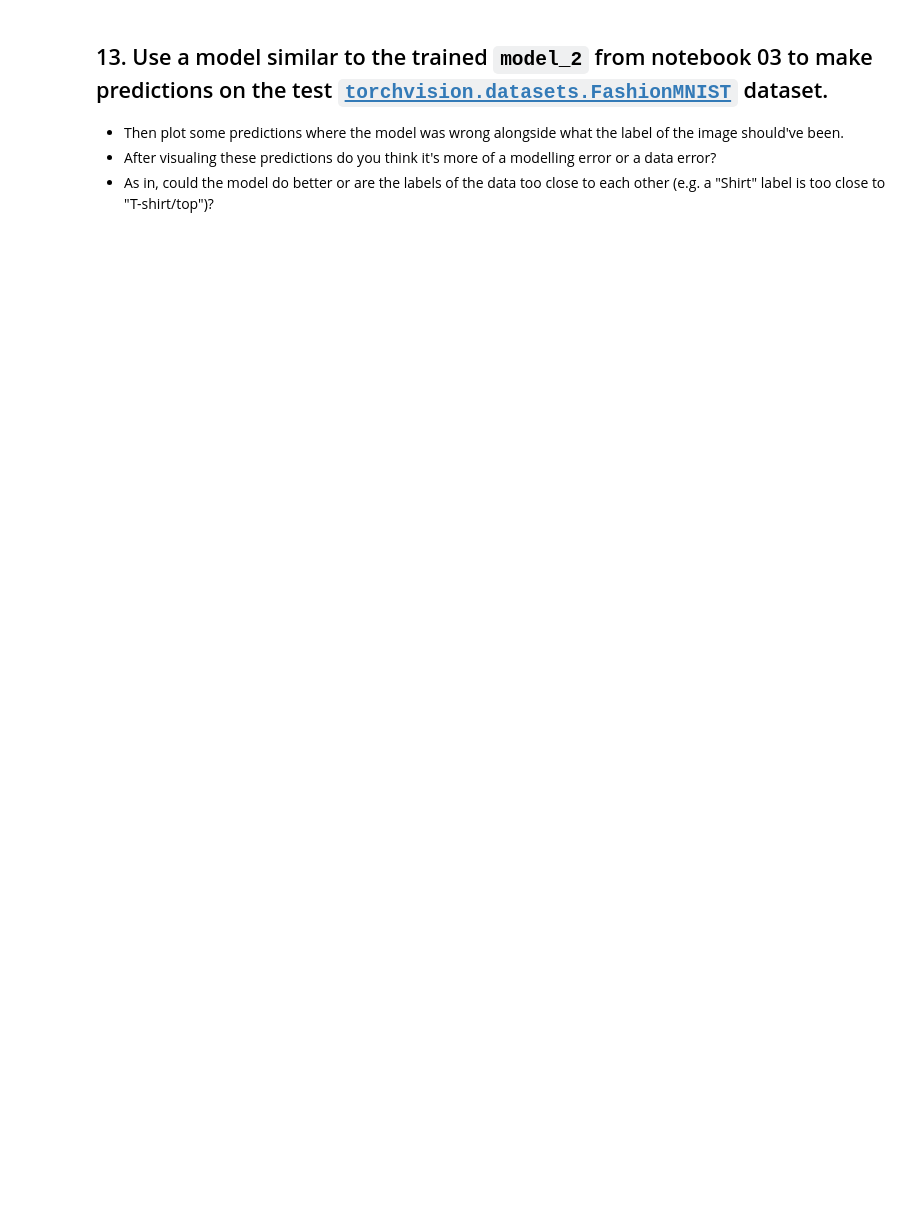
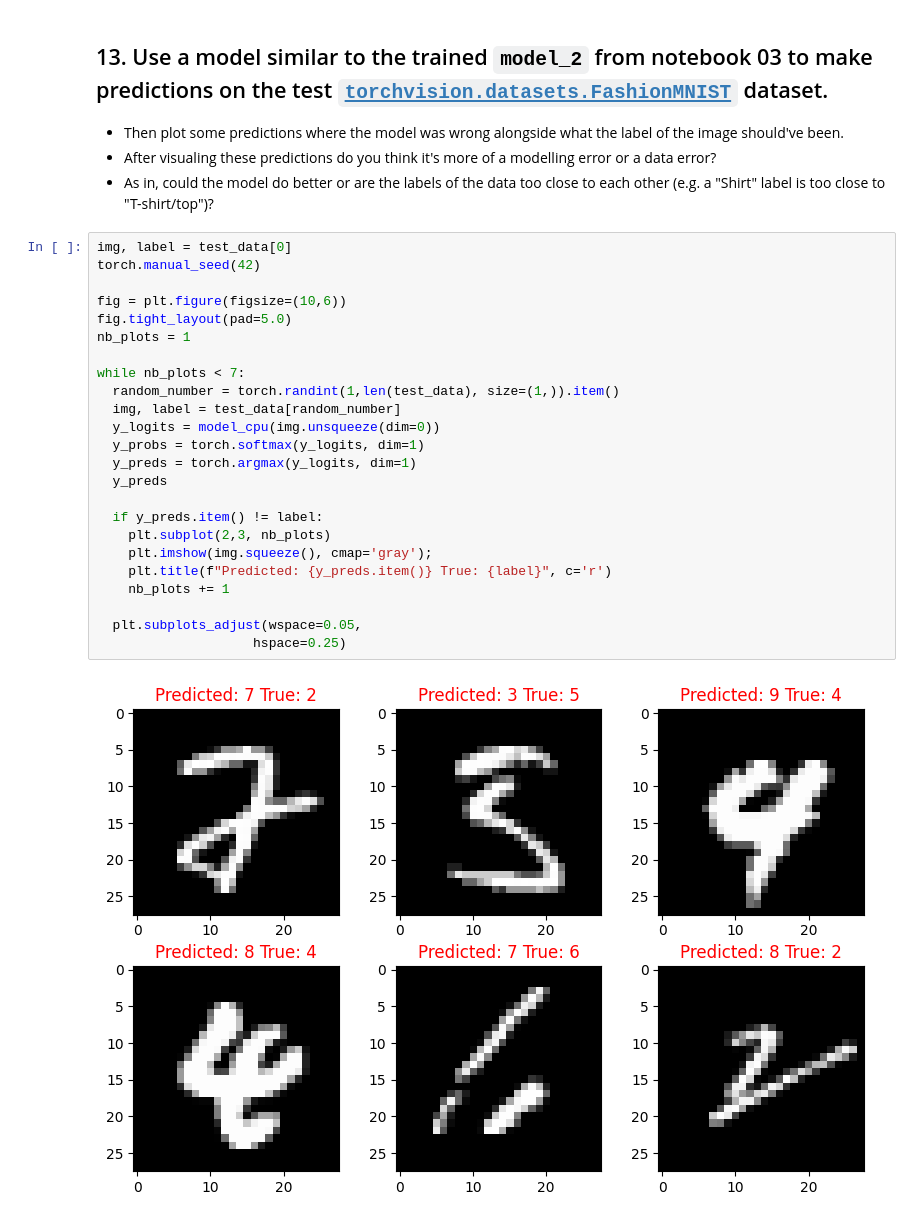
Before and after one commit to lnsayer/udemy_ml_course, a Jupyter notebook: my_version_2_03_pytorch_computer_vision_exercises.ipynb, the cells around one changed output. Cells and saved outputs as stored; diff of their text form; blank space fills up the shorter version.

```diff
--- a/my_version_2_03_pytorch_computer_vision_exercises.ipynb
+++ b/my_version_2_03_pytorch_computer_vision_exercises.ipynb
@@ -507,3 +573,29 @@ plt.show()
 * Then plot some predictions where the model was wrong alongside what the label of the image should've been.
 * After visualing these predictions do you think it's more of a modelling error or a data error?
 * As in, could the model do better or are the labels of the data too close to each other (e.g. a "Shirt" label is too close to "T-shirt/top")?
+# %%
+img, label = test_data[0]
+torch.manual_seed(42)
+
+fig = plt.figure(figsize=(10,6))
+fig.tight_layout(pad=5.0)
+nb_plots = 1
+
+while nb_plots < 7:
+  random_number = torch.randint(1,len(test_data), size=(1,)).item()
+  img, label = test_data[random_number]
+  y_logits = model_cpu(img.unsqueeze(dim=0))
+  y_probs = torch.softmax(y_logits, dim=1)
+  y_preds = torch.argmax(y_logits, dim=1)
+  y_preds
+
+  if y_preds.item() != label:
+    plt.subplot(2,3, nb_plots)
+    plt.imshow(img.squeeze(), cmap='gray');
+    plt.title(f"Predicted: {y_preds.item()} True: {label}", c='r')
+    nb_plots += 1
+
+  plt.subplots_adjust(wspace=0.05,
+                    hspace=0.25)
+# %% [output]
+[figure, added]
```
Also changed, not shown: parts of 12 cells of this notebook.
